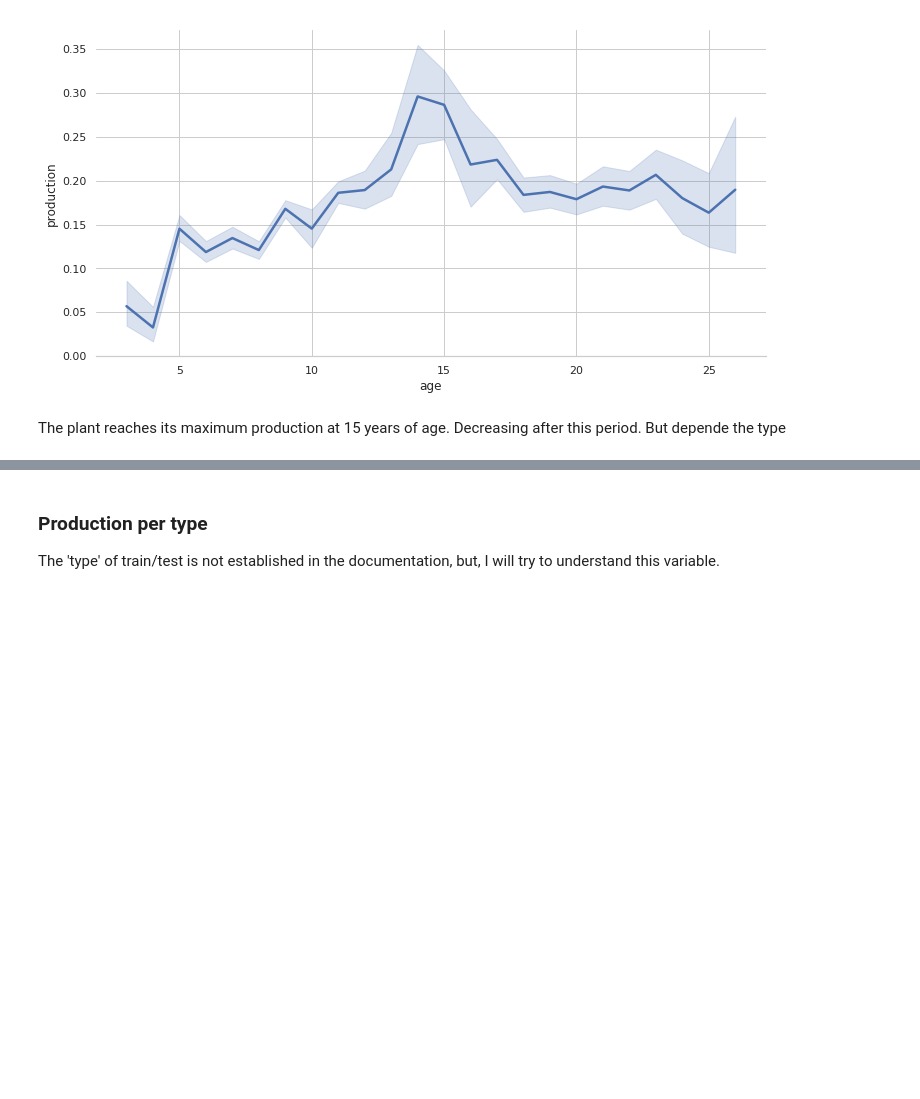
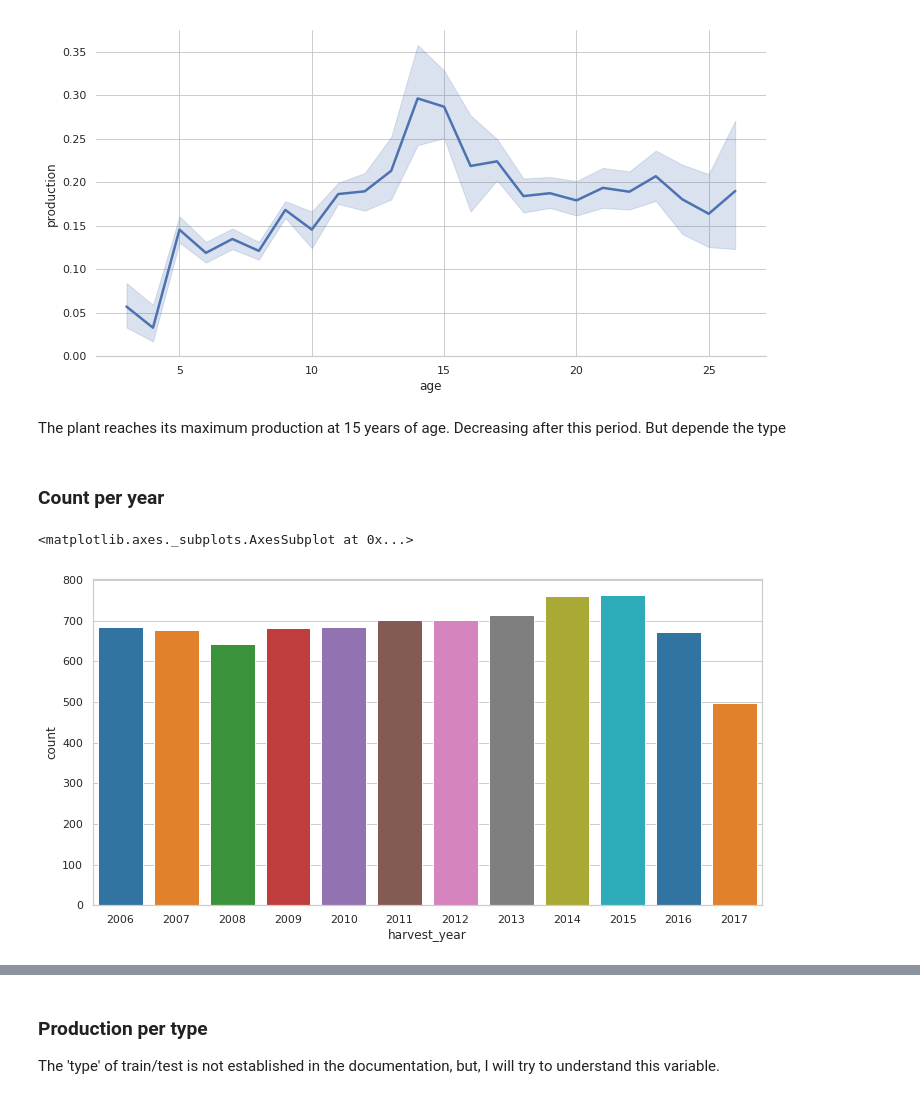
Before and after one commit to eraldoluis/kddbr-2018, a Jupyter notebook: nb/data_analysis.ipynb, the cells around one changed output, grey strips where cells are left out. Saved outputs shown, nothing was run; the diff lists cells and outputs as text; code cells hidden in the pictures; blank space fills up the shorter version.

```diff
--- a/nb/data_analysis.ipynb
+++ b/nb/data_analysis.ipynb
@@ -175,3 +175,11 @@ sns.despine(left=True)
 [figure]
 # %% [markdown]
 The plant reaches its maximum production at 15 years of age. Decreasing after this period. But depende the type
+# %% [markdown]
+### Count per year
+# %%
+f, ax = plt.subplots(figsize=(12, 6))
+sns.countplot(x="harvest_year", palette="tab10", data=df_all)
+# %% [output]
+<matplotlib.axes._subplots.AxesSubplot at 0x...>
+[figure, added]
```
Also changed, not shown: parts of 12 cells of this notebook, 2 other files.
